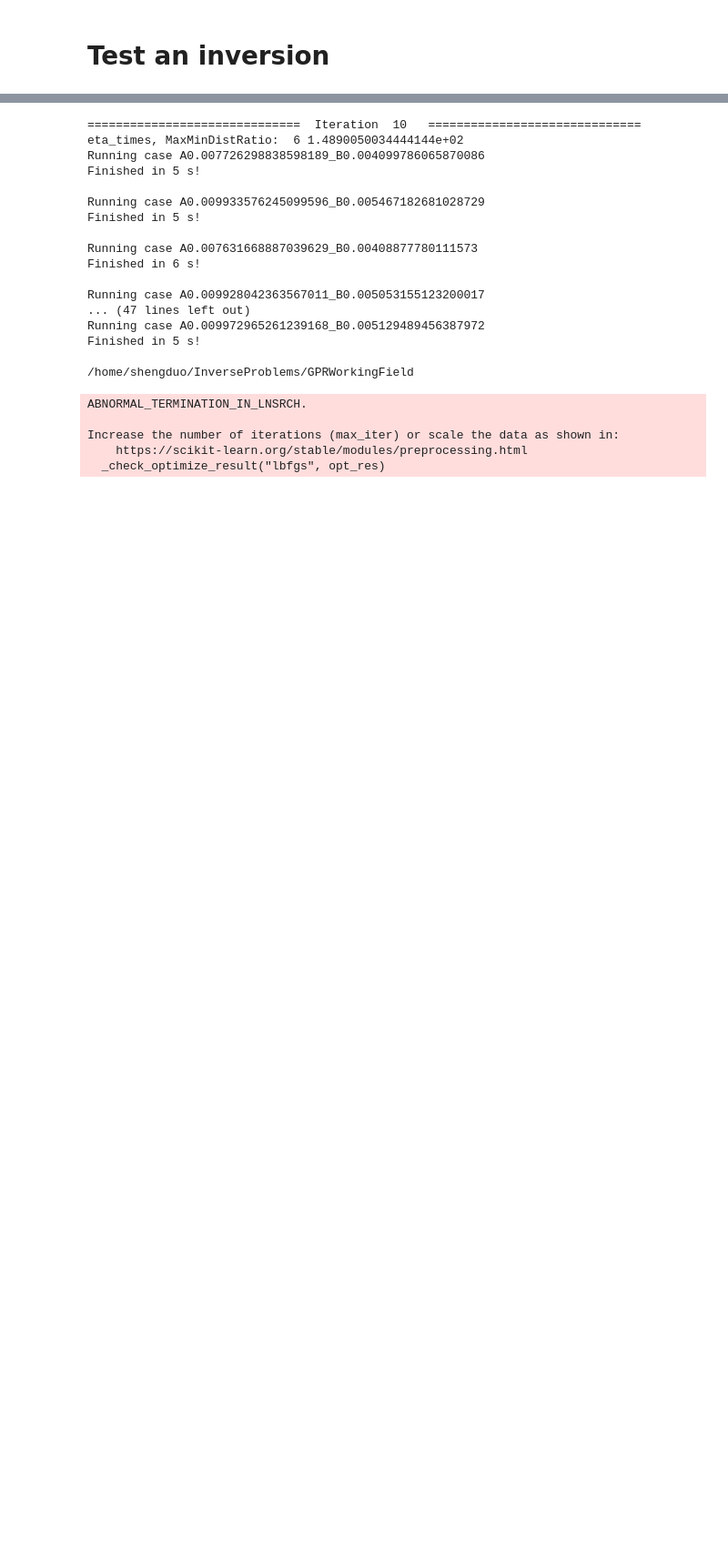
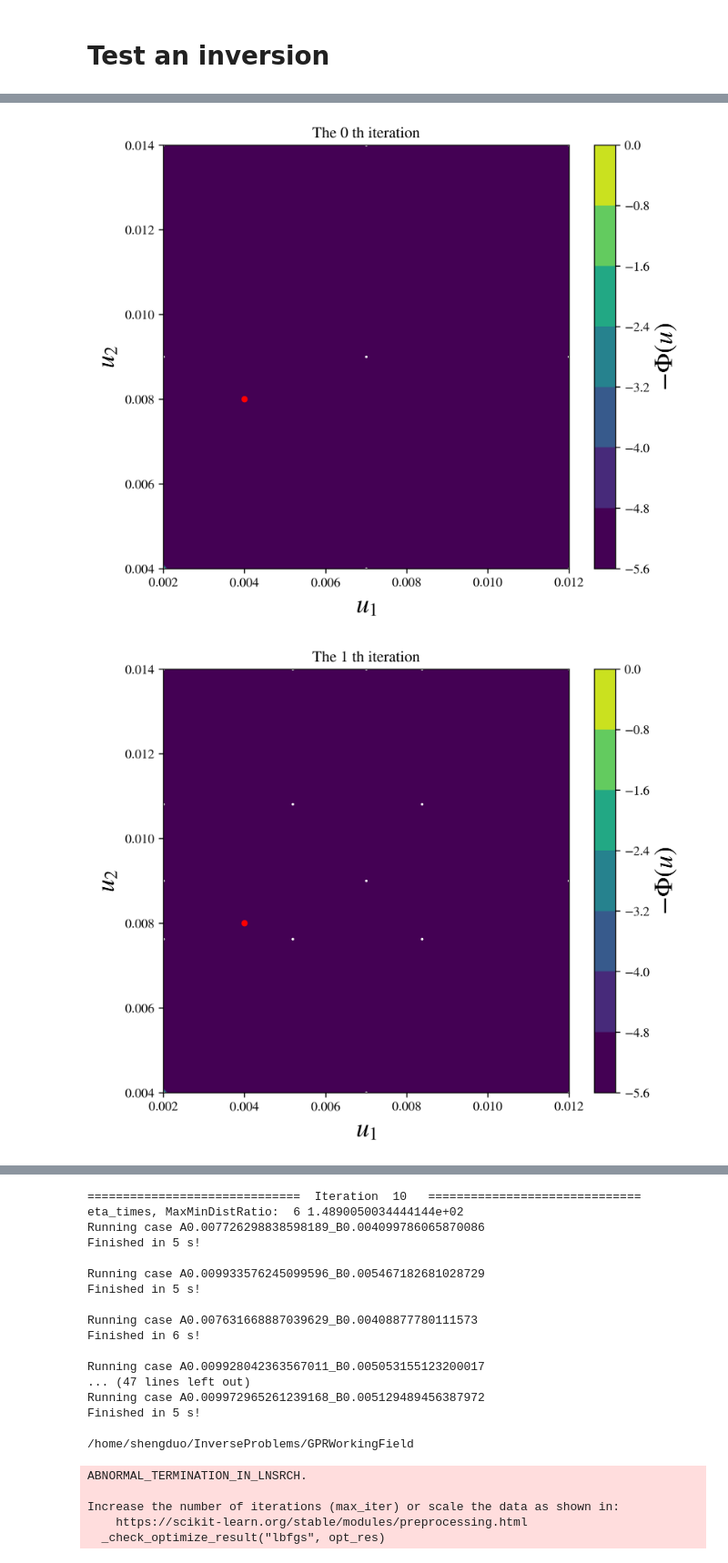
Before and after one commit to Shengduo/GPRWorkingField, a Jupyter notebook: regressOnGridPts.ipynb, the cells around one changed output, grey strips where cells are left out. Shown at 91% size. Drawn from its saved outputs; the diff is of its cells as text; code cells hidden in the pictures; blank space fills up the shorter version.

```diff
--- a/regressOnGridPts.ipynb
+++ b/regressOnGridPts.ipynb
@@ -440,11 +445,9 @@ Test input set:
 # %%
 # Run an inversion test:
-testCase_idx = 3
+testCase_idx = 1
 u = testBatch.input_set[testCase_idx]
 y = testBatch.Observations[testCase_idx]
-myInv = BayersianInv(u_low, u_high, u, y, work_path, FourierTerms = fTerms, n_samples = 20)
-myInv.run(n_iter_max = 10)
-
+myInv = BayersianInvGrid(u_low, u_high, u, y, work_path, FourierTerms = fTerms, n_gridPts = 4)
 # # Save to file
 # import pickle
 
@@ -580,0 +457,2 @@ array([0.77021421, 0.16604244, 0.18676673, 0.1720861 , 0.14464393,
+# %%
+myInv.run(namePreFix = "Mean", n_iter_max = 10, n_stat_samples = 10_000)
@@ -580,0 +507,5 @@ array([0.77021421, 0.16604244, 0.18676673, 0.1720861 , 0.14464393,
+# %%
+myInv.plotGIF()
+# %% [output]
+[figure, added]
+[figure, added]
```
Also changed, not shown: parts of 13 cells of this notebook, 1 other file.
